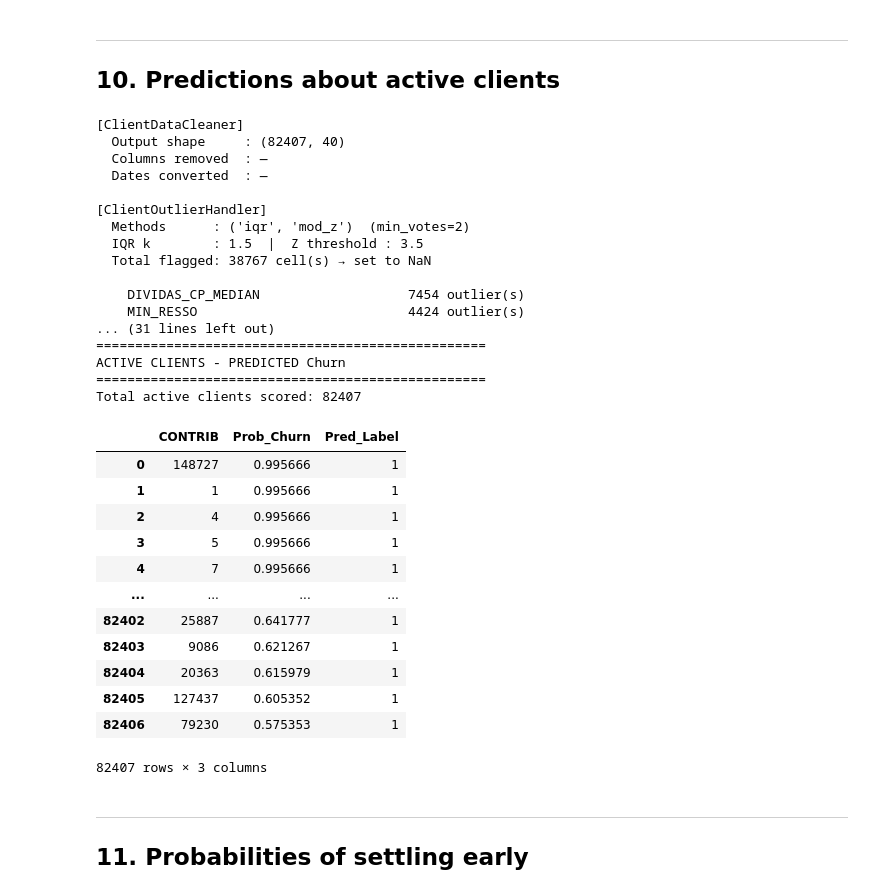
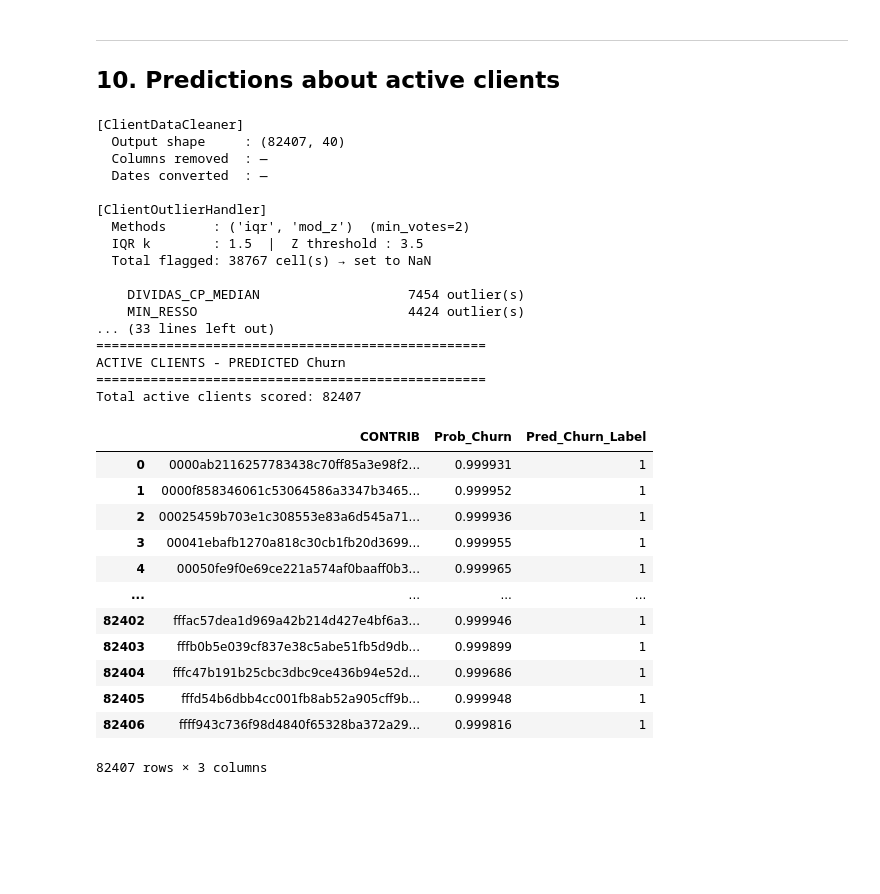
Before and after one commit to RuiSousaFerreiraIMS/Business_Case_BNP, a Jupyter notebook: notebooks/3a)Data_Preprocessing_Models_Churn.ipynb, the cells around one changed output. Drawn from its saved outputs; the diff is of its cells as text; code cells hidden in the pictures; blank space fills up the shorter version.

```diff
--- a/notebooks/3a)Data_Preprocessing_Models_Churn.ipynb
+++ b/notebooks/3a)Data_Preprocessing_Models_Churn.ipynb
@@ -750,6 +730,7 @@ CSP_60.0               -0.000315
 ## 10. Predictions about active clients
 # %%
 ## 10. Predictions about active clients
+contrib_active = mask_active['CONTRIB'].reset_index(drop=True)
 
 mask_active = mask_active.drop(columns=drop_cols, errors='ignore')
 
@@ -770,54 +751,58 @@ if remaining_nans > 0:
     print("WARNING: NaN values remain after preprocessing - check the pipeline!")
 
 X_active_fs = X_active_df[selected_features]
 
 # Generate predictions for active clients
 y_active_pred = final_model.predict(X_active_fs)
 y_active_prob = final_model.predict_proba(X_active_fs)[:, 1]
 
 # Build output dataset with client ID and probability
-results_active_df = pd.DataFrame({
-    'CONTRIB':            mask_active.index,  # ou mask_active['CONTRIB'] se não for o index
-    'Prob_Churn':           y_active_prob,
-    'Pred_Label':         y_active_pred,
-}).sort_values(by='Prob_Churn', ascending=False).reset_index(drop=True)
+churn_scores = pd.DataFrame({
+    'CONTRIB':          contrib_active,
+    'Prob_Churn':       y_active_prob,
+    'Pred_Churn_Label': y_active_pred,
+})
+
+# Carrega o ficheiro base do SAN e junta
+scored = io_utils.load(io_utils.output_path('prepared/active_clients_scored.parquet'))
+scored = scored.merge(churn_scores, on='CONTRIB', how='left')
+
+io_utils.save(scored, io_utils.output_path('prepared/active_clients_scored.parquet'))
+
 
 print('=' * 50)
 print('ACTIVE CLIENTS - PREDICTED Churn')
 print('=' * 50)
-print(f'Total active clients scored: {len(results_active_df)}')
-results_active_df
+print(f'Total active clients scored: {len(churn_scores)}')
+churn_scores
 # %% [output]
 [ClientDataCleaner]
   Output shape     : (82407, 40)
   Columns removed  : —
   Dates converted  : —
 
 [ClientOutlierHandler]
   Methods      : ('iqr', 'mod_z')  (min_votes=2)
   IQR k        : 1.5  |  Z threshold : 3.5
   Total flagged: 38767 cell(s) → set to NaN
 
     DIVIDAS_CP_MEDIAN                   7454 outlier(s)
     MIN_RESSO                           4424 outlier(s)
-... (31 lines left out)
+... (33 lines left out)
 ==================================================
 ACTIVE CLIENTS - PREDICTED Churn
 ==================================================
 Total active clients scored: 82407
-|  | CONTRIB | Prob_Churn | Pred_Label |
-| 0 | 148727 | 0.995666 | 1 |
-| 1 | 1 | 0.995666 | 1 |
-| 2 | 4 | 0.995666 | 1 |
-| 3 | 5 | 0.995666 | 1 |
-| 4 | 7 | 0.995666 | 1 |
+|  | CONTRIB | Prob_Churn | Pred_Churn_Label |
+| 0 | 0000ab2116257783438c70ff85a3e98f2... | 0.999931 | 1 |
+| 1 | 0000f858346061c53064586a3347b3465... | 0.999952 | 1 |
+| 2 | 00025459b703e1c308553e83a6d545a71... | 0.999936 | 1 |
+| 3 | 00041ebafb1270a818c30cb1fb20d3699... | 0.999955 | 1 |
+| 4 | 00050fe9f0e69ce221a574af0baaff0b3... | 0.999965 | 1 |
 | ... | ... | ... | ... |
-| 82402 | 25887 | 0.641777 | 1 |
-| 82403 | 9086 | 0.621267 | 1 |
-| 82404 | 20363 | 0.615979 | 1 |
-| 82405 | 127437 | 0.605352 | 1 |
-| 82406 | 79230 | 0.575353 | 1 |
+| 82402 | fffac57dea1d969a42b214d427e4bf6a3... | 0.999946 | 1 |
+| 82403 | fffb0b5e039cf837e38c5abe51fb5d9db... | 0.999899 | 1 |
+| 82404 | fffc47b191b25cbc3dbc9ce436b94e52d... | 0.999686 | 1 |
+| 82405 | fffd54b6dbb4cc001fb8ab52a905cff9b... | 0.999948 | 1 |
+| 82406 | ffff943c736f98d4840f65328ba372a29... | 0.999816 | 1 |
 82407 rows × 3 columns
-# %% [markdown]
----
-## 11. Probabilities of settling early
```
Also changed, not shown: parts of 8 cells of this notebook, 2 other files.
